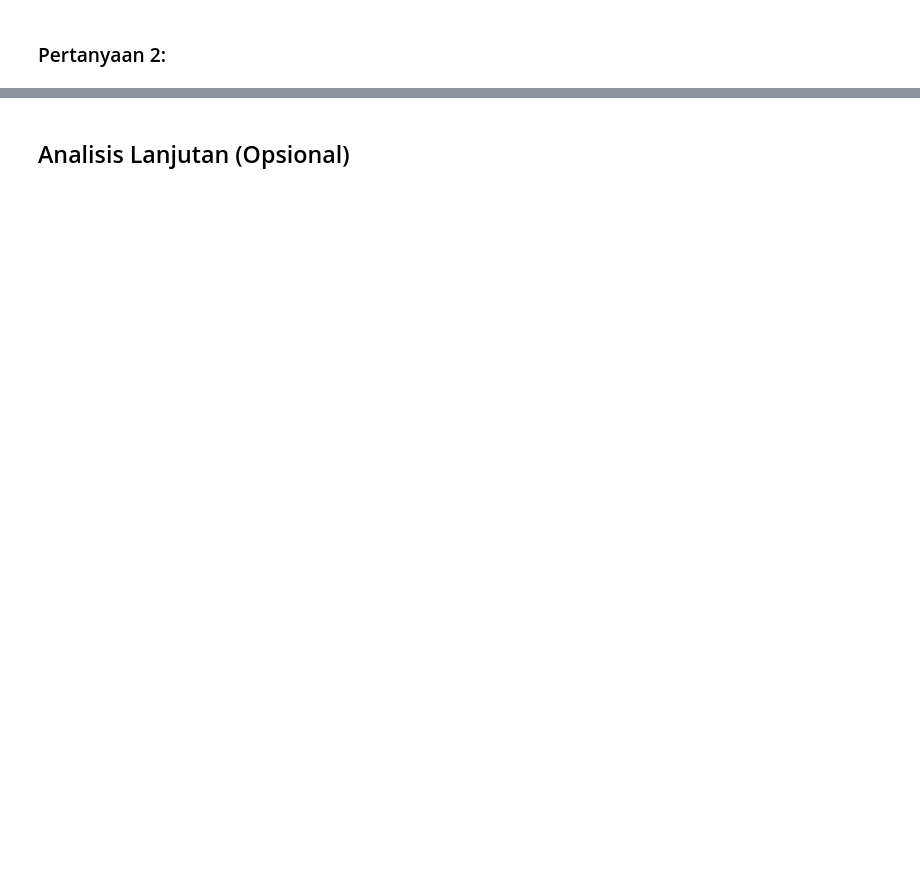
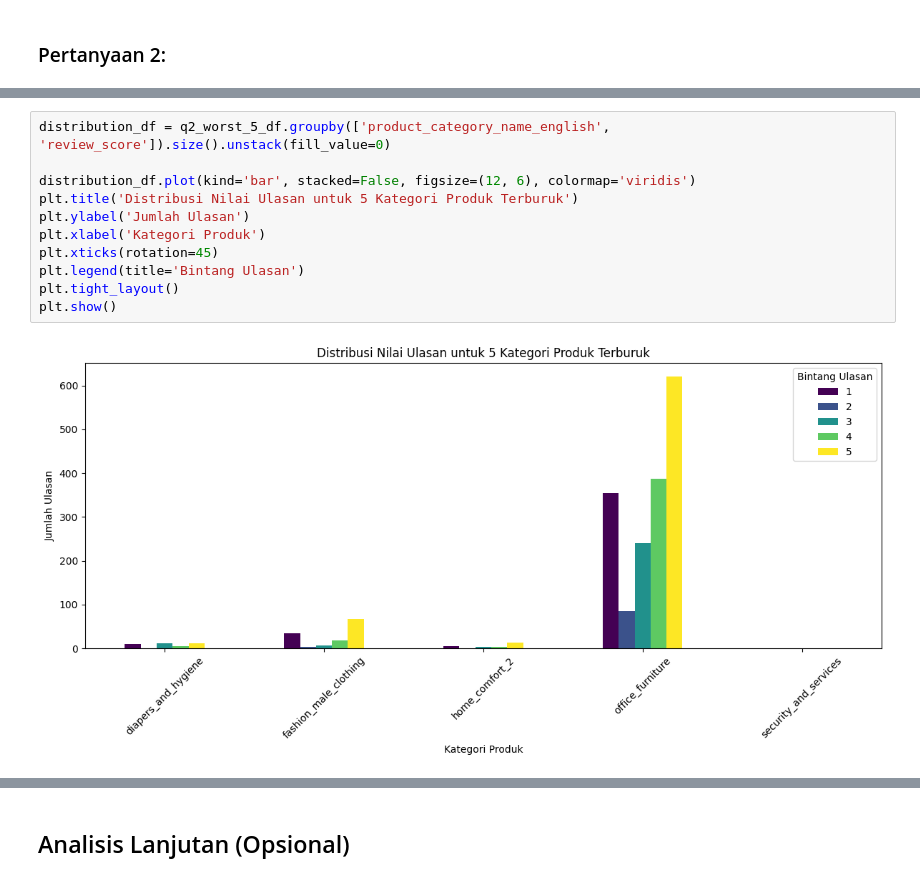
Before and after one commit to fikranaufal/Analisis_Data_Submission, a Jupyter notebook: Proyek_Analisis_Data.ipynb, the cells around one changed output, grey strips where cells are left out. Saved outputs shown, nothing was run; the diff lists cells and outputs as text; blank space fills up the shorter version.

```diff
--- a/Proyek_Analisis_Data.ipynb
+++ b/Proyek_Analisis_Data.ipynb
@@ -100,0 +215,13 @@ import matplotlib.pyplot as plt
+# %%
+distribution_df = q2_worst_5_df.groupby(['product_category_name_english', 'review_score']).size().unstack(fill_value=0)
+
+distribution_df.plot(kind='bar', stacked=False, figsize=(12, 6), colormap='viridis')
+plt.title('Distribusi Nilai Ulasan untuk 5 Kategori Produk Terburuk')
+plt.ylabel('Jumlah Ulasan')
+plt.xlabel('Kategori Produk')
+plt.xticks(rotation=45)
+plt.legend(title='Bintang Ulasan')
+plt.tight_layout()
+plt.show()
+# %% [output]
+[figure, added]
```
Also changed, not shown: parts of 24 cells of this notebook, 2 other files.
